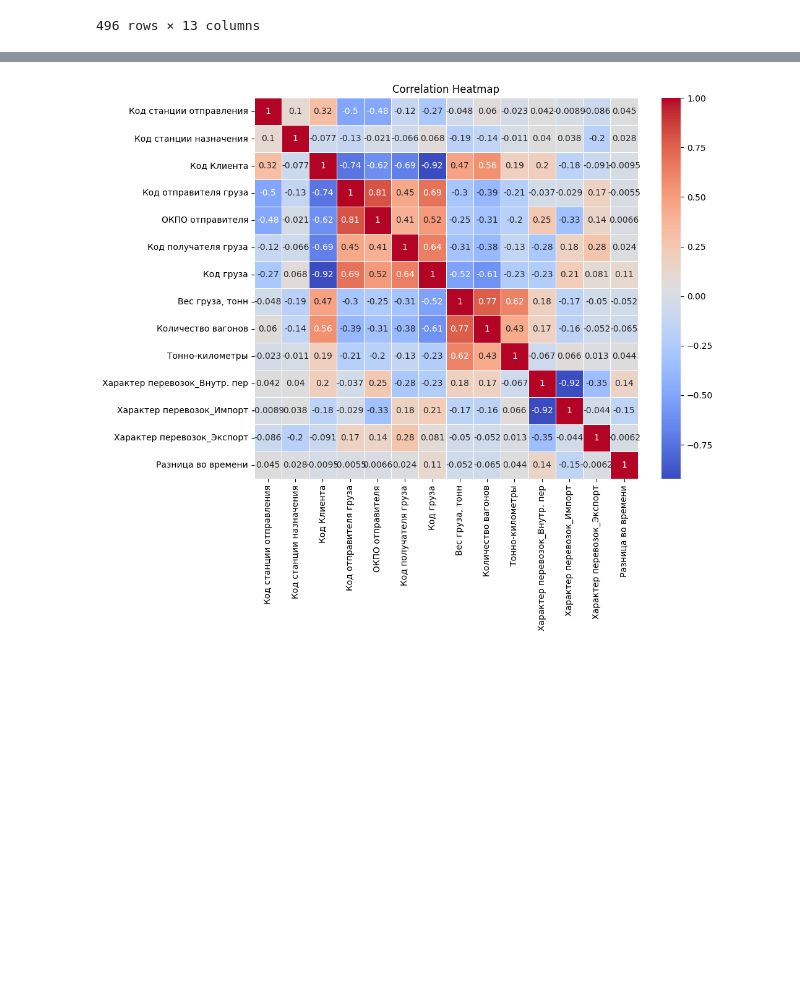
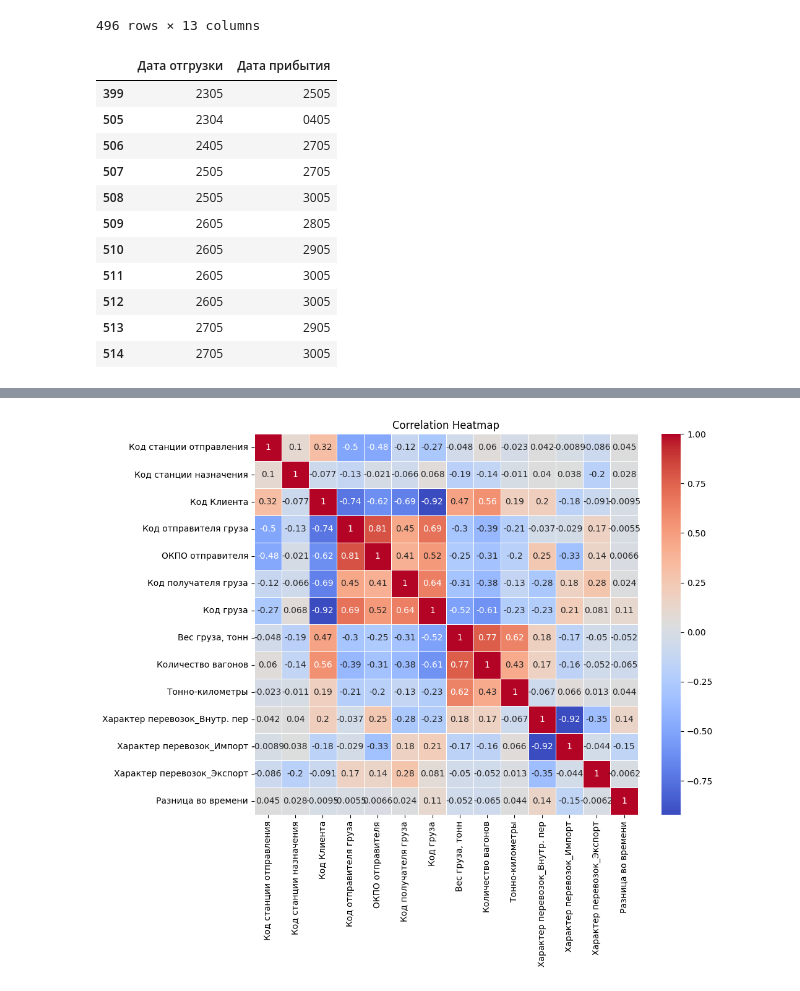
Before and after one commit to bukevsky/ML_university, a Jupyter notebook: ML.ipynb, the cells around one changed output, grey strips where cells are left out. Saved outputs shown, nothing was run; the diff lists cells and outputs as text; code cells hidden in the pictures; blank space fills up the shorter version.

```diff
--- a/ML.ipynb
+++ b/ML.ipynb
@@ -165,6 +165,30 @@ column_name = 'Характер перевозок'
 
 df_encoded = pd.get_dummies(df, columns=[column_name])
 #Делаем кодирование столбца
+# %%
+def x(s):
+    if len(str(s)) == 3:
+
+
+        return str('0'+str(s))
+    return str(s)
+df_encoded['Дата отгрузки'] = df_encoded['Дата отгрузки'].apply(x)
+df_encoded['Дата прибытия'] = df_encoded['Дата прибытия'].apply(x)
+df_encoded[['Дата отгрузки','Дата прибытия']].head(11)
+#Преобразуем столбцы
+# %% [output]
+|  | Дата отгрузки | Дата прибытия |
+| 399 | 2305 | 2505 |
+| 505 | 2304 | 0405 |
+| 506 | 2405 | 2705 |
+| 507 | 2505 | 2705 |
+| 508 | 2505 | 3005 |
+| 509 | 2605 | 2805 |
+| 510 | 2605 | 2905 |
+| 511 | 2605 | 3005 |
+| 512 | 2605 | 3005 |
+| 513 | 2705 | 2905 |
+| 514 | 2705 | 3005 |
 # %%
 df_encoded['Дата отгрузки'] = pd.to_datetime(df_encoded['Дата отгрузки'], format='%d%m')
 df_encoded['Дата прибытия'] = pd.to_datetime(df_encoded['Дата прибытия'], format='%d%m')
```
Also changed, not shown: parts of 4 cells of this notebook.
